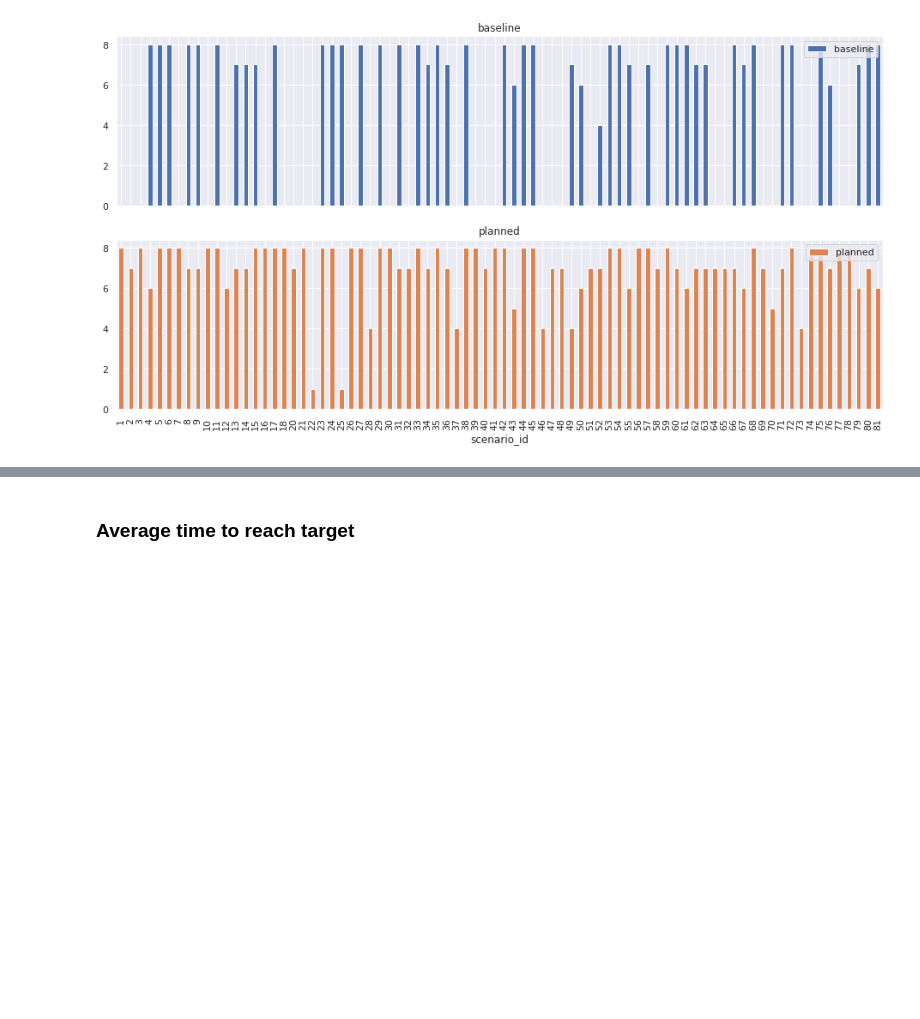
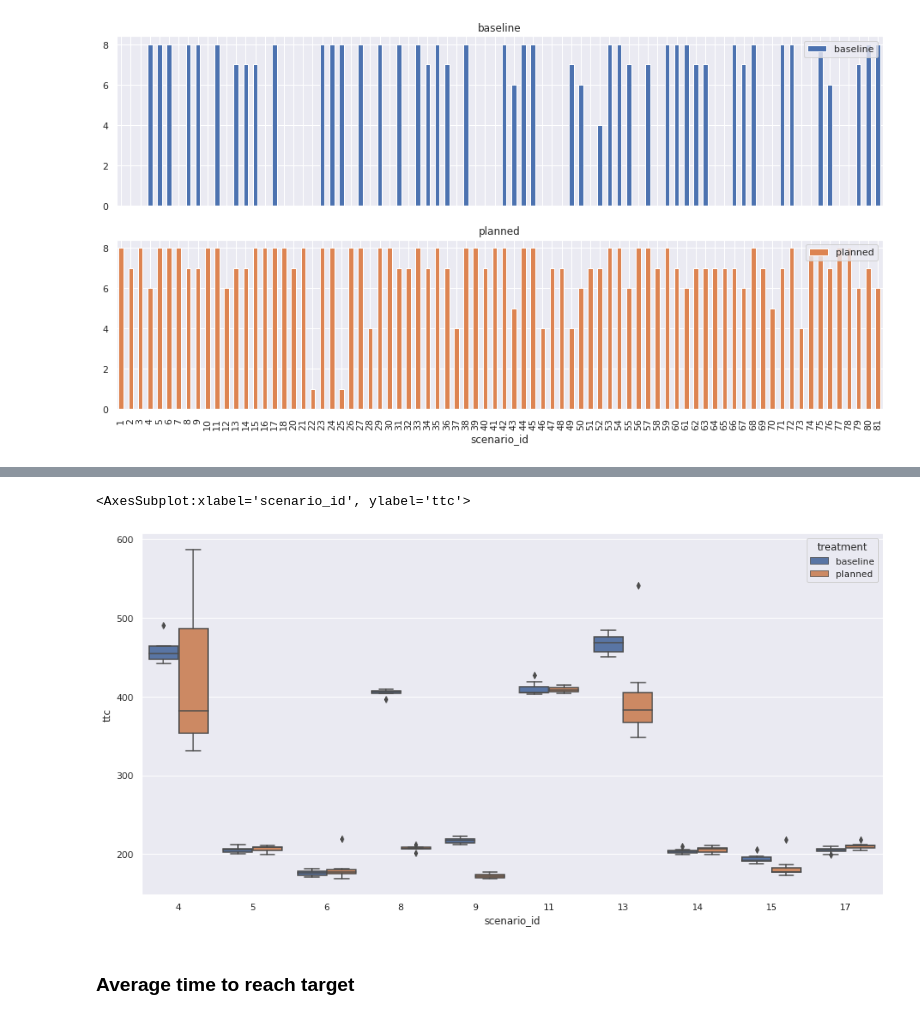
Before and after one commit to VicenteMoraes/hmrs_analysis, a Jupyter notebook: notebooks/Analysis.ipynb, the cells around one changed output, grey strips where cells are left out. Drawn from its saved outputs; the diff is of its cells as text; code cells hidden in the pictures; blank space fills up the shorter version.

```diff
--- a/notebooks/Analysis.ipynb
+++ b/notebooks/Analysis.ipynb
@@ -375,0 +346,5 @@ successes.groupby(["scenario_id", "treatment"])["end_state"].count().unstack()
+# %%
+both_trials_succcess = successes.groupby(["scenario_id", "treatment"])["end_state"].count().unstack()
+both_trials_succcess = both_trials_succcess[(both_trials_succcess.baseline > 0) & (both_trials_succcess.planned > 0)].reset_index()
+both_trials_succcess = trial_run_df[trial_run_df['scenario_id'].isin(both_trials_succcess.scenario_id)]
+both_trials_succcess
@@ -376,3 +365,8 @@ successes.groupby(["scenario_id", "treatment"])["end_state"].count().unstack()
+# %%
+sns.boxplot(x="scenario_id", y="ttc", hue="treatment", data=both_trials_succcess[both_trials_succcess.scenario_id < 20])
+# %% [output]
+<AxesSubplot:xlabel='scenario_id', ylabel='ttc'>
+[figure, added]
 # %% [markdown]
 ### Average time to reach target
 # %%
```
Also changed, not shown: parts of 15 cells of this notebook.
